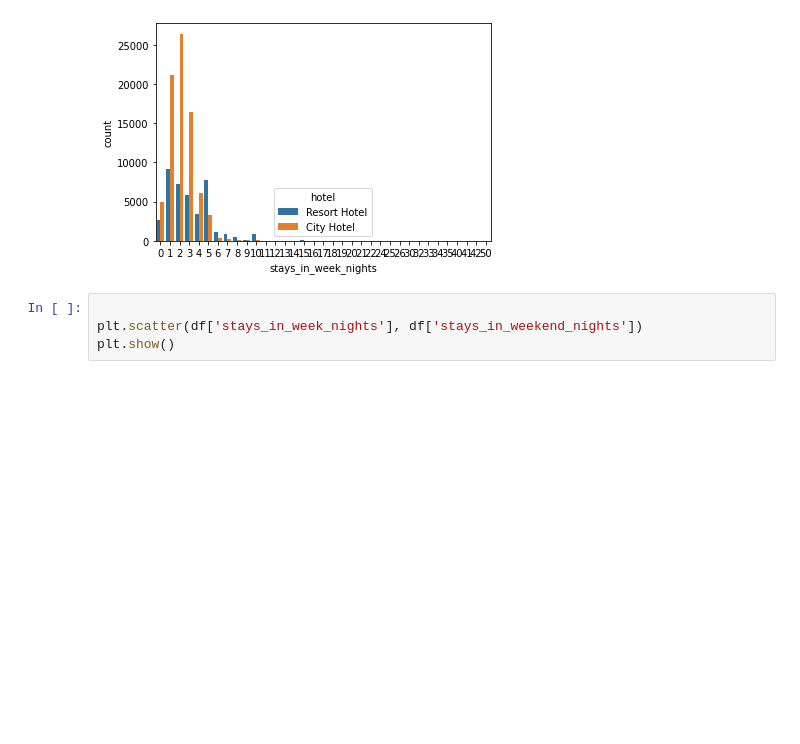
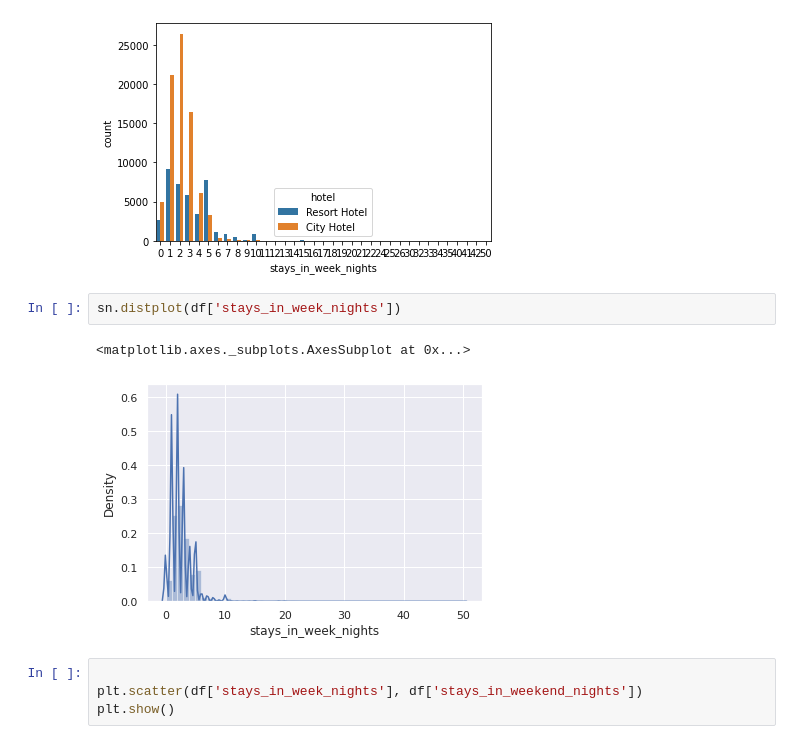
Before and after one commit to AjaharDaroga/EDA_CAPSTONE_PROJECT, a Jupyter notebook: Hotel_Booking_Analysis_Capstone_Project.ipynb, the cells around one changed output. Cells and saved outputs as stored; diff of their text form; blank space fills up the shorter version.

```diff
--- a/Hotel_Booking_Analysis_Capstone_Project.ipynb
+++ b/Hotel_Booking_Analysis_Capstone_Project.ipynb
@@ -229,6 +239,11 @@ sn.countplot(df['stays_in_week_nights'],hue='hotel',data=df)
 # %% [output]
 <matplotlib.axes._subplots.AxesSubplot at 0x...>
 [figure]
+# %%
+sn.distplot(df['stays_in_week_nights'])
+# %% [output]
+<matplotlib.axes._subplots.AxesSubplot at 0x...>
+[figure, added]
 # %%
 
 plt.scatter(df['stays_in_week_nights'], df['stays_in_weekend_nights'])
```
Also changed, not shown: parts of 9 cells of this notebook.
